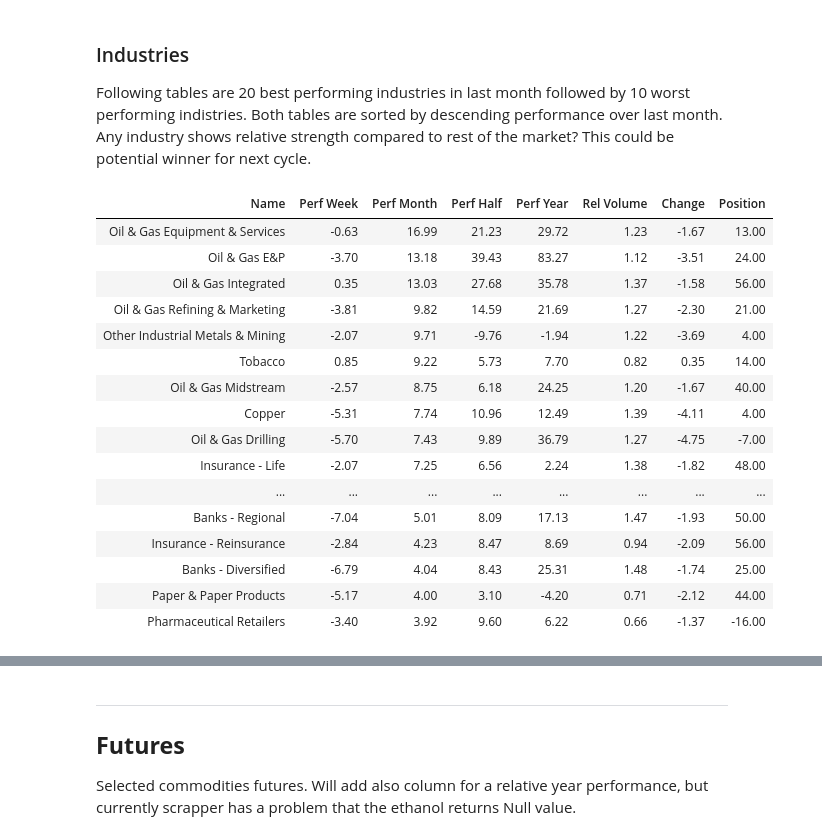
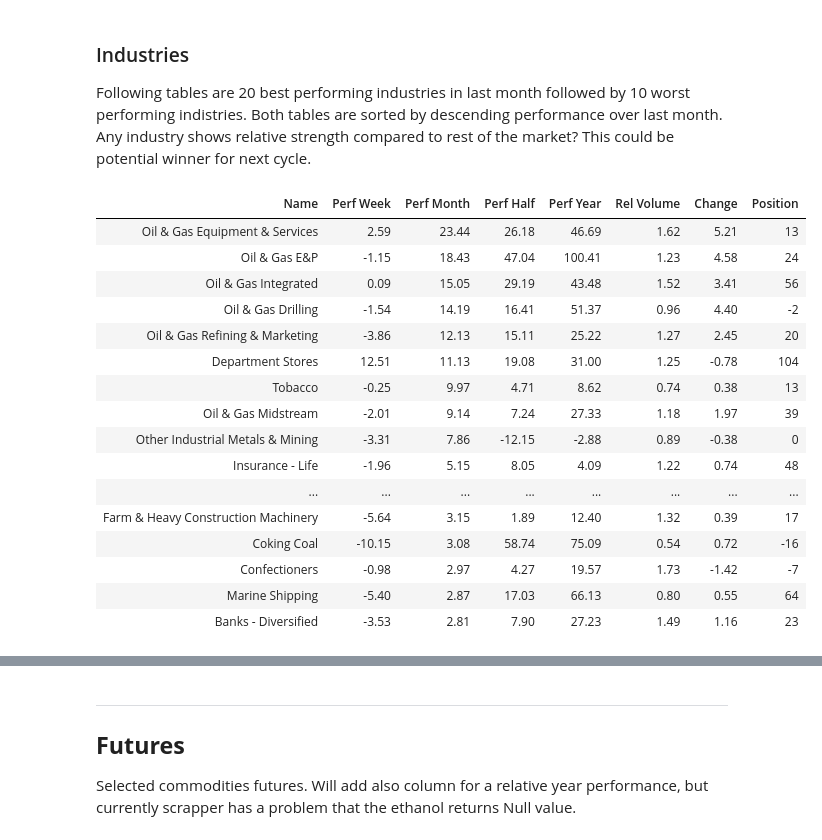
Before and after one commit to ofinke/stocksandloss, a Jupyter notebook: market_status.ipynb, the cells around one changed output, grey strips where cells are left out. Saved outputs shown, nothing was run; the diff lists cells and outputs as text; code cells hidden in the pictures.

```diff
--- a/market_status.ipynb
+++ b/market_status.ipynb
@@ -119,26 +119,26 @@ Following tables are 20 best performing industries in last month followed by 10
 <br>
 Any industry shows relative strength compared to rest of the market? This could be potential winner for next cycle.
 # %%
-ind = ms.industries(sf=False, rank=True)
+ind = ms.industries(sf=True, rank=True)
 display_html(ind.prettify(ind.table.iloc[:20,:])._repr_html_(), raw=True)
 # %% [output]
 | Name | Perf Week | Perf Month | Perf Half | Perf Year | Rel Volume | Change | Position |
-| Oil & Gas Equipment & Services | -0.63 | 16.99 | 21.23 | 29.72 | 1.23 | -1.67 | 13.00 |
-| Oil & Gas E&P | -3.70 | 13.18 | 39.43 | 83.27 | 1.12 | -3.51 | 24.00 |
-| Oil & Gas Integrated | 0.35 | 13.03 | 27.68 | 35.78 | 1.37 | -1.58 | 56.00 |
-| Oil & Gas Refining & Marketing | -3.81 | 9.82 | 14.59 | 21.69 | 1.27 | -2.30 | 21.00 |
-| Other Industrial Metals & Mining | -2.07 | 9.71 | -9.76 | -1.94 | 1.22 | -3.69 | 4.00 |
-| Tobacco | 0.85 | 9.22 | 5.73 | 7.70 | 0.82 | 0.35 | 14.00 |
-| Oil & Gas Midstream | -2.57 | 8.75 | 6.18 | 24.25 | 1.20 | -1.67 | 40.00 |
-| Copper | -5.31 | 7.74 | 10.96 | 12.49 | 1.39 | -4.11 | 4.00 |
-| Oil & Gas Drilling | -5.70 | 7.43 | 9.89 | 36.79 | 1.27 | -4.75 | -7.00 |
-| Insurance - Life | -2.07 | 7.25 | 6.56 | 2.24 | 1.38 | -1.82 | 48.00 |
+| Oil & Gas Equipment & Services | 2.59 | 23.44 | 26.18 | 46.69 | 1.62 | 5.21 | 13 |
+| Oil & Gas E&P | -1.15 | 18.43 | 47.04 | 100.41 | 1.23 | 4.58 | 24 |
+| Oil & Gas Integrated | 0.09 | 15.05 | 29.19 | 43.48 | 1.52 | 3.41 | 56 |
+| Oil & Gas Drilling | -1.54 | 14.19 | 16.41 | 51.37 | 0.96 | 4.40 | -2 |
+| Oil & Gas Refining & Marketing | -3.86 | 12.13 | 15.11 | 25.22 | 1.27 | 2.45 | 20 |
+| Department Stores | 12.51 | 11.13 | 19.08 | 31.00 | 1.25 | -0.78 | 104 |
+| Tobacco | -0.25 | 9.97 | 4.71 | 8.62 | 0.74 | 0.38 | 13 |
+| Oil & Gas Midstream | -2.01 | 9.14 | 7.24 | 27.33 | 1.18 | 1.97 | 39 |
+| Other Industrial Metals & Mining | -3.31 | 7.86 | -12.15 | -2.88 | 0.89 | -0.38 | 0 |
+| Insurance - Life | -1.96 | 5.15 | 8.05 | 4.09 | 1.22 | 0.74 | 48 |
 | ... | ... | ... | ... | ... | ... | ... | ... |
-| Banks - Regional | -7.04 | 5.01 | 8.09 | 17.13 | 1.47 | -1.93 | 50.00 |
-| Insurance - Reinsurance | -2.84 | 4.23 | 8.47 | 8.69 | 0.94 | -2.09 | 56.00 |
-| Banks - Diversified | -6.79 | 4.04 | 8.43 | 25.31 | 1.48 | -1.74 | 25.00 |
-| Paper & Paper Products | -5.17 | 4.00 | 3.10 | -4.20 | 0.71 | -2.12 | 44.00 |
-| Pharmaceutical Retailers | -3.40 | 3.92 | 9.60 | 6.22 | 0.66 | -1.37 | -16.00 |
+| Farm & Heavy Construction Machinery | -5.64 | 3.15 | 1.89 | 12.40 | 1.32 | 0.39 | 17 |
+| Coking Coal | -10.15 | 3.08 | 58.74 | 75.09 | 0.54 | 0.72 | -16 |
+| Confectioners | -0.98 | 2.97 | 4.27 | 19.57 | 1.73 | -1.42 | -7 |
+| Marine Shipping | -5.40 | 2.87 | 17.03 | 66.13 | 0.80 | 0.55 | 64 |
+| Banks - Diversified | -3.53 | 2.81 | 7.90 | 27.23 | 1.49 | 1.16 | 23 |
 # %%
 display_html(ind.prettify(ind.table.iloc[-10:,:])._repr_html_(), raw=True)
 # %% [output]
```
Also changed, not shown: parts of 7 cells of this notebook, 6 other files.
